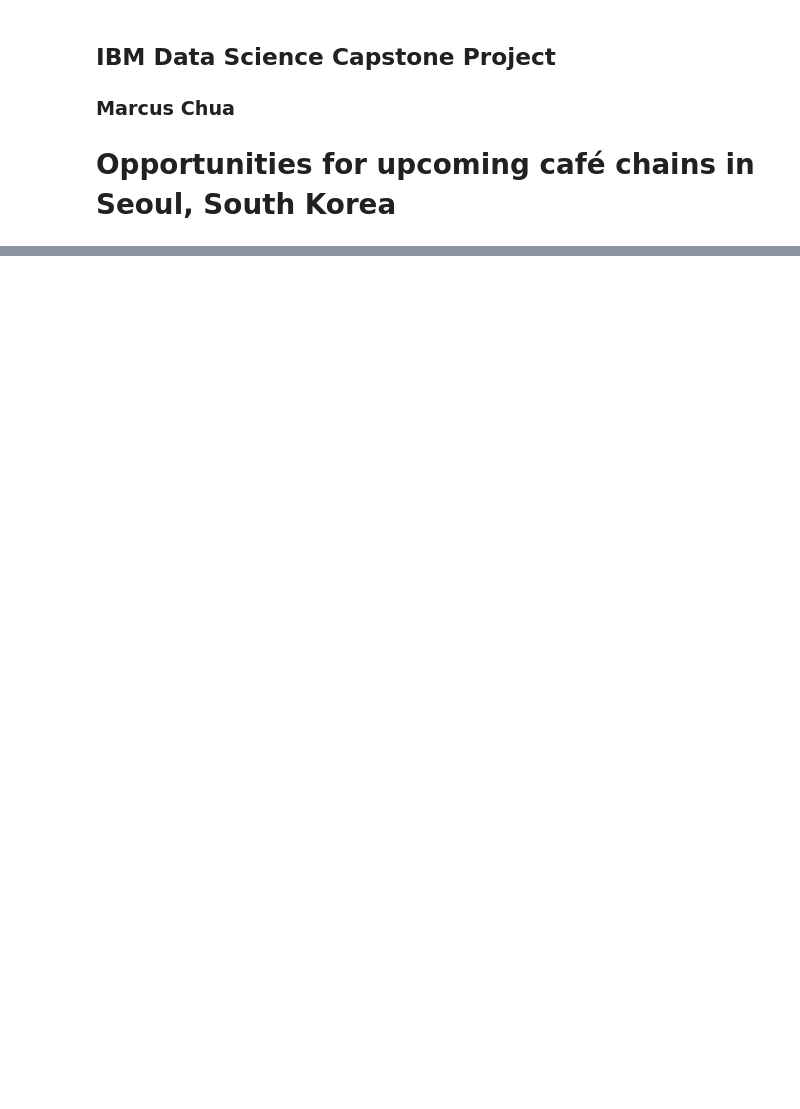
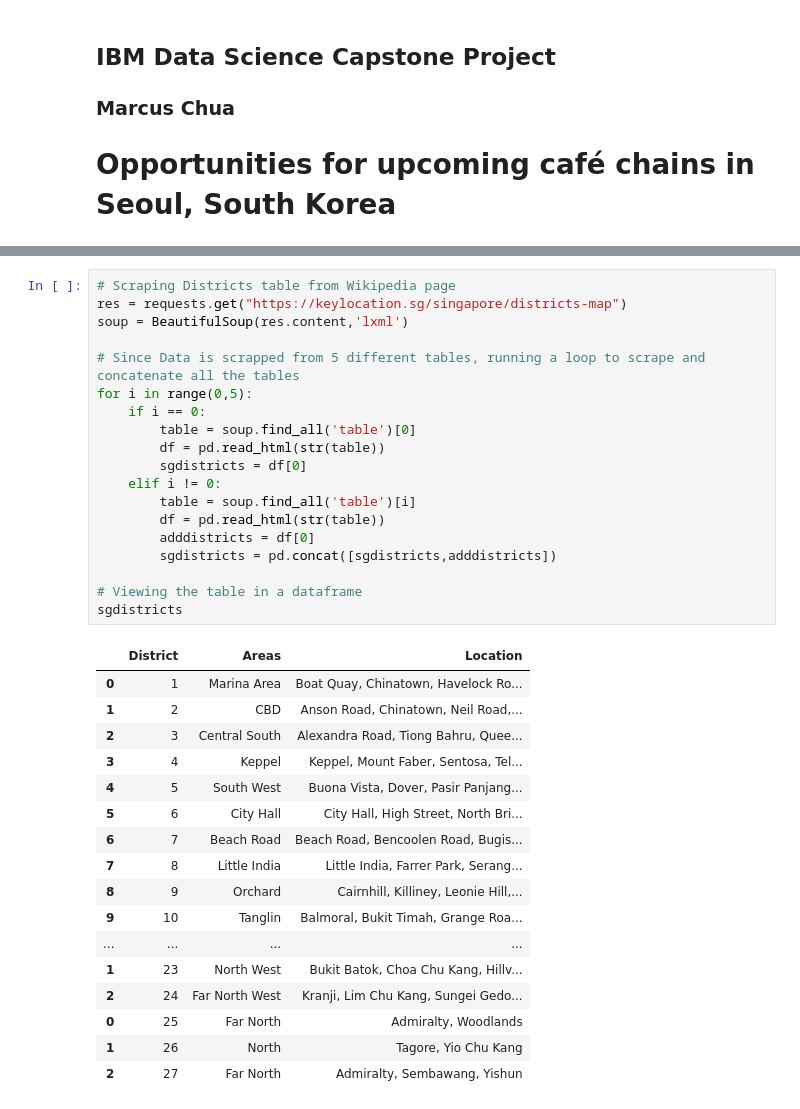
Before and after one commit to marcuschj/Coursera_Capstone, a Jupyter notebook: Capstone_Coursera_Notebook.ipynb, the cells around one changed output, grey strips where cells are left out. Drawn from its saved outputs; the diff is of its cells as text; blank space fills up the shorter version.

```diff
--- a/Capstone_Coursera_Notebook.ipynb
+++ b/Capstone_Coursera_Notebook.ipynb
@@ -34,0 +79,37 @@ Finally, the data will be analysed using clustering methods and visualised with
+# %%
+# Scraping Districts table from Wikipedia page
+res = requests.get("https://keylocation.sg/singapore/districts-map")
+soup = BeautifulSoup(res.content,'lxml')
+
+# Since Data is scrapped from 5 different tables, running a loop to scrape and concatenate all the tables
+for i in range(0,5):
+    if i == 0:
+        table = soup.find_all('table')[0]
+        df = pd.read_html(str(table))
+        sgdistricts = df[0]
+    elif i != 0:
+        table = soup.find_all('table')[i]
+        df = pd.read_html(str(table))
+        adddistricts = df[0]
+        sgdistricts = pd.concat([sgdistricts,adddistricts])
+
+# Viewing the table in a dataframe
+sgdistricts
+# %% [output]
+|  | District | Areas | Location |
+| 0 | 1 | Marina Area | Boat Quay, Chinatown, Havelock Ro... |
+| 1 | 2 | CBD | Anson Road, Chinatown, Neil Road,... |
+| 2 | 3 | Central South | Alexandra Road, Tiong Bahru, Quee... |
+| 3 | 4 | Keppel | Keppel, Mount Faber, Sentosa, Tel... |
+| 4 | 5 | South West | Buona Vista, Dover, Pasir Panjang... |
+| 5 | 6 | City Hall | City Hall, High Street, North Bri... |
+| 6 | 7 | Beach Road | Beach Road, Bencoolen Road, Bugis... |
+| 7 | 8 | Little India | Little India, Farrer Park, Serang... |
+| 8 | 9 | Orchard | Cairnhill, Killiney, Leonie Hill,... |
+| 9 | 10 | Tanglin | Balmoral, Bukit Timah, Grange Roa... |
+| ... | ... | ... | ... |
+| 1 | 23 | North West | Bukit Batok, Choa Chu Kang, Hillv... |
+| 2 | 24 | Far North West | Kranji, Lim Chu Kang, Sungei Gedo... |
+| 0 | 25 | Far North | Admiralty, Woodlands |
+| 1 | 26 | North | Tagore, Yio Chu Kang |
+| 2 | 27 | Far North | Admiralty, Sembawang, Yishun |
```
Also changed, not shown: parts of 53 cells of this notebook.
